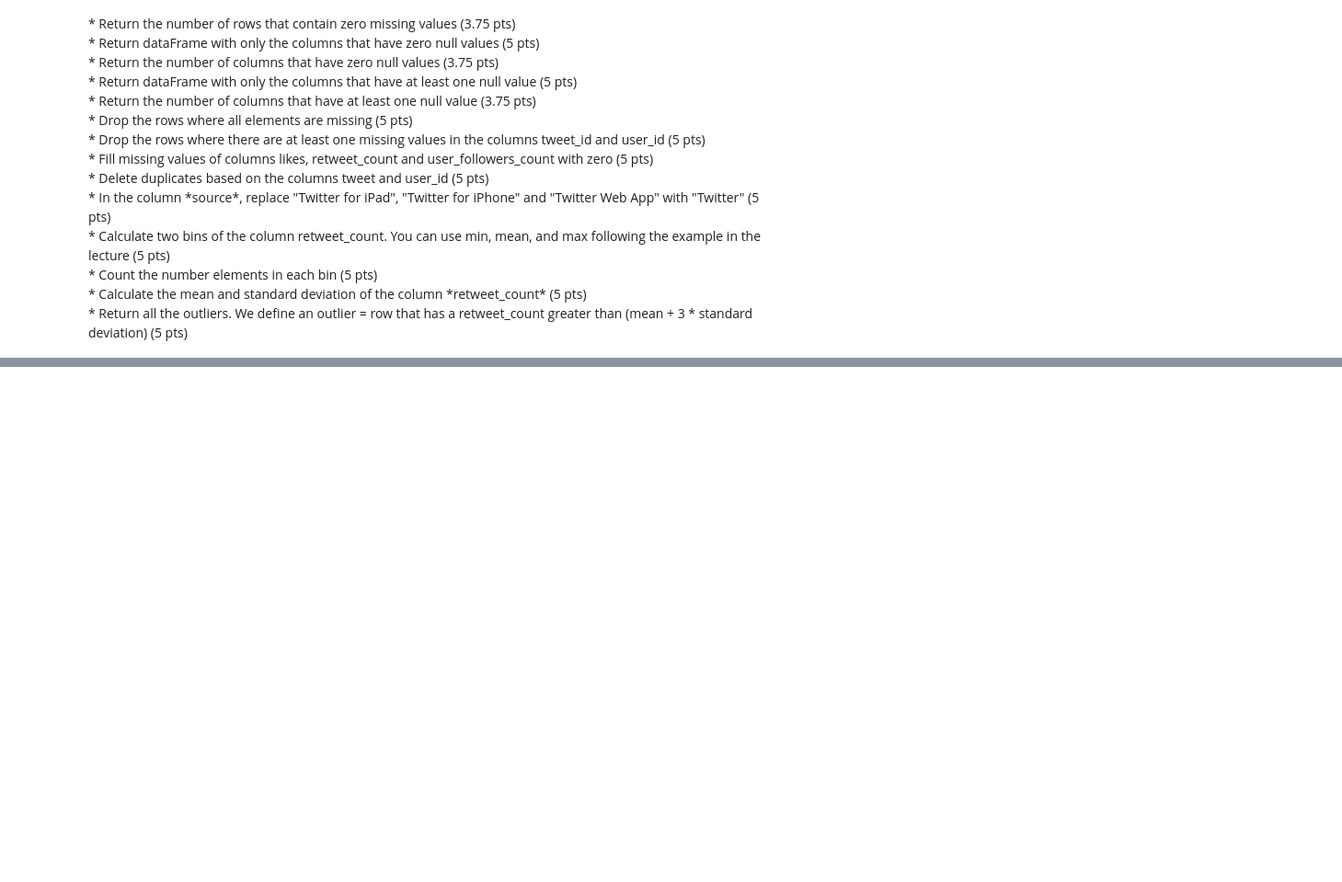
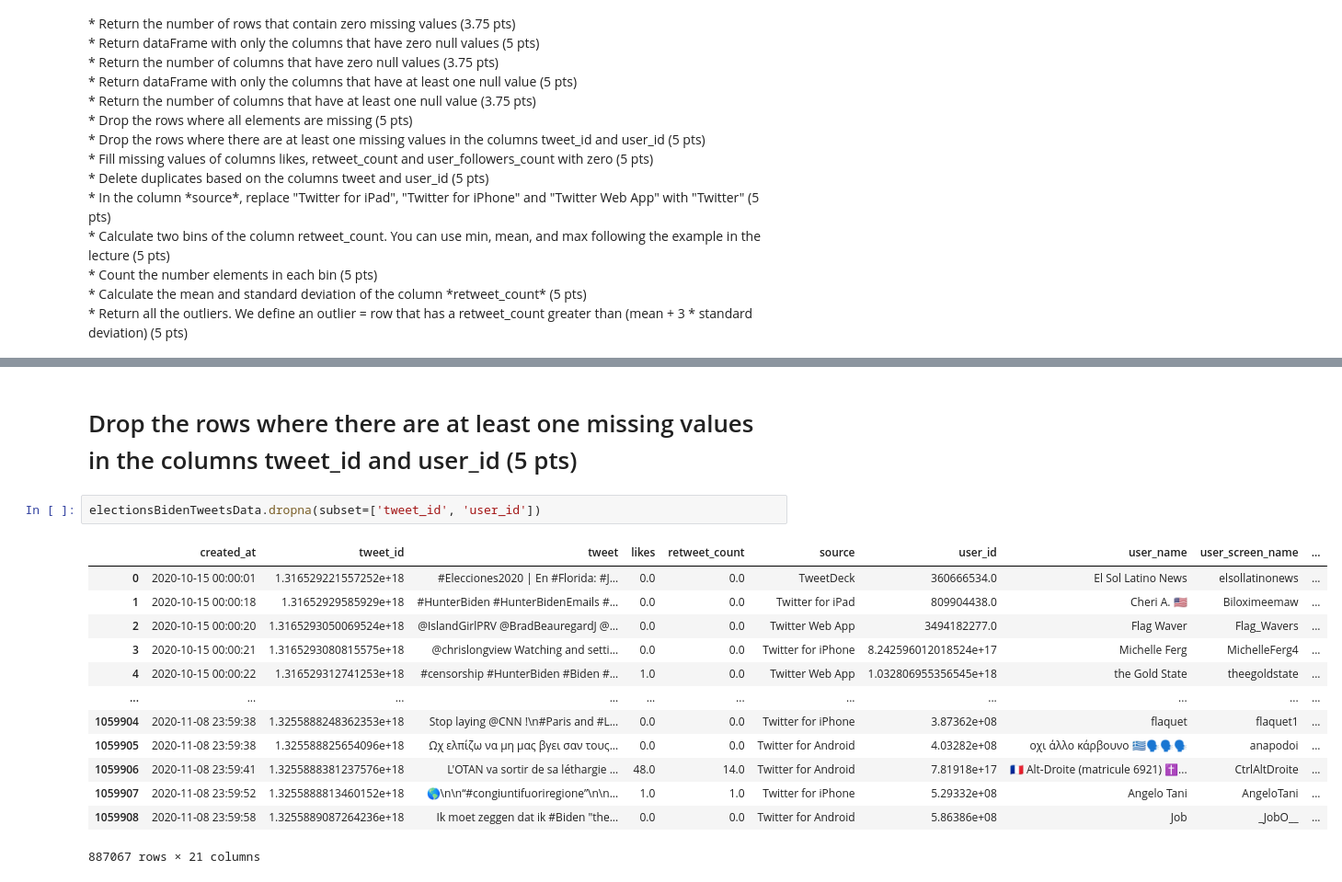
Before and after one commit to sam505/Jupyter_notebook, a Jupyter notebook: Assignment_5.ipynb, the cells around one changed output, grey strips where cells are left out. Shown at 92% size. Saved outputs shown, nothing was run; the diff lists cells and outputs as text; blank space fills up the shorter version.

```diff
--- a/Assignment_5.ipynb
+++ b/Assignment_5.ipynb
@@ -67,0 +189,18 @@ Index(['created_at', 'tweet_id', 'tweet', 'likes', 'retweet_count', 'source',
+# %% [markdown]
+# Drop the rows where there are at least one missing values in the columns tweet_id and user_id (5 pts)
+# %%
+electionsBidenTweetsData.dropna(subset=['tweet_id', 'user_id'])
+# %% [output]
+|  | created_at | tweet_id | tweet | likes | retweet_count | source | user_id | user_name | user_screen_name | ... |
+| 0 | 2020-10-15 00:00:01 | 1.316529221557252e+18 | #Elecciones2020 | En #Florida: #J... | 0.0 | 0.0 | TweetDeck | 360666534.0 | El Sol Latino News | elsollatinonews | ... |
+| 1 | 2020-10-15 00:00:18 | 1.31652929585929e+18 | #HunterBiden #HunterBidenEmails #... | 0.0 | 0.0 | Twitter for iPad | 809904438.0 | Cheri A. 🇺🇸 | Biloximeemaw | ... |
+| 2 | 2020-10-15 00:00:20 | 1.3165293050069524e+18 | @IslandGirlPRV @BradBeauregardJ @... | 0.0 | 0.0 | Twitter Web App | 3494182277.0 | Flag Waver | Flag_Wavers | ... |
+| 3 | 2020-10-15 00:00:21 | 1.3165293080815575e+18 | @chrislongview Watching and setti... | 0.0 | 0.0 | Twitter for iPhone | 8.242596012018524e+17 | Michelle Ferg | MichelleFerg4 | ... |
+| 4 | 2020-10-15 00:00:22 | 1.316529312741253e+18 | #censorship #HunterBiden #Biden #... | 1.0 | 0.0 | Twitter Web App | 1.032806955356545e+18 | the Gold State | theegoldstate | ... |
+| ... | ... | ... | ... | ... | ... | ... | ... | ... | ... | ... |
+| 1059904 | 2020-11-08 23:59:38 | 1.3255888248362353e+18 | Stop laying @CNN !\n#Paris and #L... | 0.0 | 0.0 | Twitter for iPhone | 3.87362e+08 | flaquet | flaquet1 | ... |
+| 1059905 | 2020-11-08 23:59:38 | 1.325588825654096e+18 | Ωχ ελπίζω να μη μας βγει σαν τους... | 0.0 | 0.0 | Twitter for Android | 4.03282e+08 | οχι άλλο κάρβουνο 🇬🇷🗣🗣🗣 | anapodoi | ... |
+| 1059906 | 2020-11-08 23:59:41 | 1.3255888381237576e+18 | L'OTAN va sortir de sa léthargie ... | 48.0 | 14.0 | Twitter for Android | 7.81918e+17 | 🇫🇷 Alt-Droite (matricule 6921) ✝️... | CtrlAltDroite | ... |
+| 1059907 | 2020-11-08 23:59:52 | 1.3255888813460152e+18 | 🌎\n\n“#congiuntifuoriregione”\n\n... | 1.0 | 1.0 | Twitter for iPhone | 5.29332e+08 | Angelo Tani | AngeloTani | ... |
+| 1059908 | 2020-11-08 23:59:58 | 1.3255889087264236e+18 | Ik moet zeggen dat ik #Biden "the... | 0.0 | 0.0 | Twitter for Android | 5.86386e+08 | Job | _JobO__ | ... |
+887067 rows × 21 columns
```
Also changed, not shown: parts of 35 cells of this notebook.
